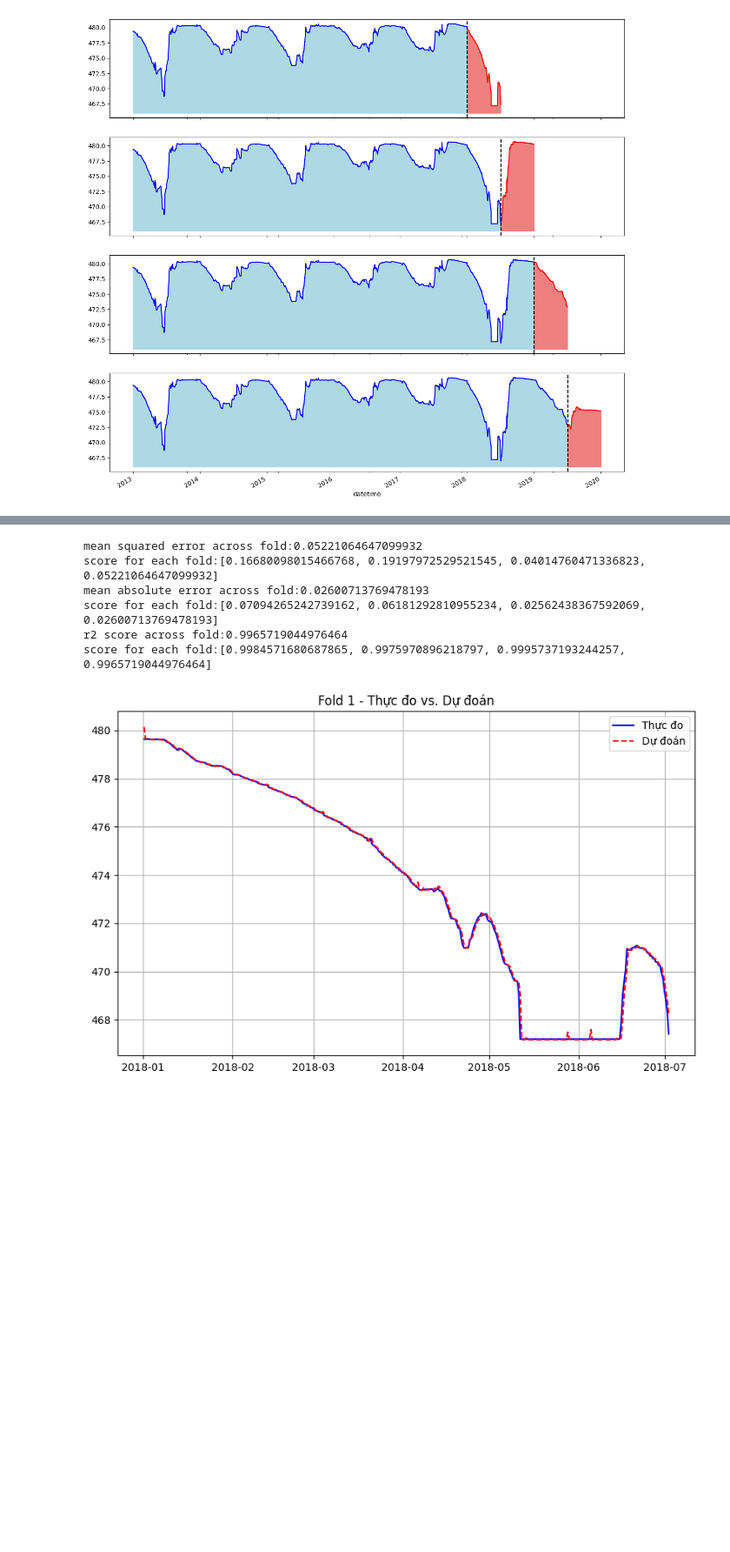
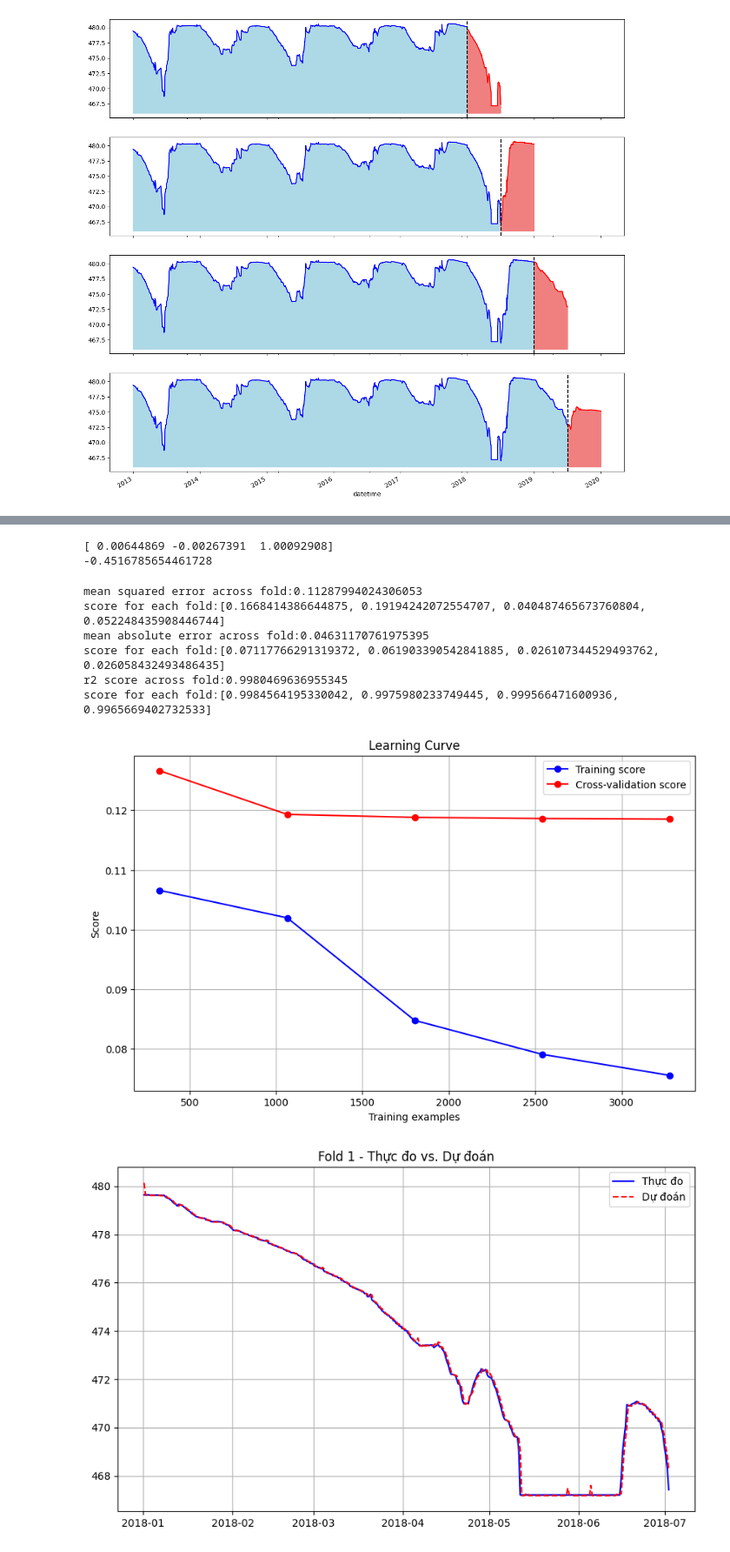
Before and after one commit to Hantuna8459/WaterLevelPrediction_SelectingModel, a Jupyter notebook: LinearRegression.ipynb, the cells around one changed output, grey strips where cells are left out. Shown: that part at 87% size. Cells and saved outputs as stored; diff of their text form; code cells hidden in the pictures; blank space fills up the shorter version.

Commit message:
add learning curve

```diff
--- a/LinearRegression.ipynb
+++ b/LinearRegression.ipynb
@@ -4,7 +4,7 @@ import numpy as np
 from sklearn.metrics import mean_absolute_error, mean_squared_error, r2_score
 import matplotlib.pyplot as plt
 
-dataroot = '../WaterLevelPredction_SelectingModel//Data/'
+dataroot = '../WaterLevelPrediction_SelectingModel//Data/'
 # %%
 df = pd.read_pickle(dataroot+'finaldata.pkl')
 # %%
@@ -62,7 +62,7 @@ for train_idx, val_idx in tss.split(df):
     train = df.iloc[train_idx]
     test = df.iloc[val_idx]
 
-    features = ['hour','precipitation','sluice_status','lag']
+    features = ['precipitation','sluice_status','lag']
     target = 'water_level'
 
     X_train = train[features]
@@ -82,20 +82,50 @@ for train_idx, val_idx in tss.split(df):
     maes.append(mae)
     r2 = r2_score(y_test,y_pred)
     r2s.append(r2)
+# %%
+print (lin_reg.coef_)
+print (lin_reg.intercept_)
+# %% [output]
+[ 0.00644869 -0.00267391  1.00092908]
+-0.4516785654461728
 # %%
-print(f'mean squared error across fold:{np.mean(rmse)}')
+print(f'mean squared error across fold:{np.mean(rmses)}')
 print(f'score for each fold:{rmses}')
-print(f'mean absolute error across fold:{np.mean(mae)}')
+print(f'mean absolute error across fold:{np.mean(maes)}')
 print(f'score for each fold:{maes}')
-print(f'r2 score across fold:{np.mean(r2)}')
+print(f'r2 score across fold:{np.mean(r2s)}')
 print(f'score for each fold:{r2s}')
 # %% [output]
-mean squared error across fold:0.05221064647099932
-score for each fold:[0.16680098015466768, 0.19197972529521545, 0.04014760471336823, 0.05221064647099932]
-mean absolute error across fold:0.02600713769478193
-score for each fold:[0.07094265242739162, 0.06181292810955234, 0.02562438367592069, 0.02600713769478193]
-r2 score across fold:0.9965719044976464
-score for each fold:[0.9984571680687865, 0.9975970896218797, 0.9995737193244257, 0.9965719044976464]
+mean squared error across fold:0.11287994024306053
+score for each fold:[0.1668414386644875, 0.19194242072554707, 0.040487465673760804, 0.052248435908446744]
+mean absolute error across fold:0.04631170761975395
+score for each fold:[0.07117766291319372, 0.061903390542841885, 0.026107344529493762, 0.026058432493486435]
+r2 score across fold:0.9980469636955345
+score for each fold:[0.9984564195330042, 0.9975980233749445, 0.999566471600936, 0.9965669402732533]
+# %%
+from sklearn.metrics import make_scorer
+from sklearn.model_selection import learning_curve
+
+scorer = make_scorer(lambda y_test, y_pred: np.sqrt(mean_squared_error(y_test, y_pred)))
+
+train_sizes, train_scores, test_scores = learning_curve(lin_reg, X_train, y_train, cv=tss, scoring=scorer)
+
+train_scores_mean = np.mean(train_scores, axis=1)
+train_scores_std = np.std(train_scores, axis=1)
+test_scores_mean = np.mean(test_scores, axis=1)
+test_scores_std = np.std(test_scores, axis=1)
+
+plt.figure(figsize=(10, 6))
+plt.plot(train_sizes, train_scores_mean, 'o-', color='blue', label='Training score')
+plt.plot(train_sizes, test_scores_mean, 'o-', color='red', label='Cross-validation score')
+plt.xlabel('Training examples')
+plt.ylabel('Score')
+plt.title('Learning Curve')
+plt.legend()
+plt.grid()
+plt.show()
+# %% [output]
+[figure, added]
 # %%
 fold = 0
 for train_idx, val_idx in tss.split(df):
```
Also changed, not shown: parts of 4 cells of this notebook, 6 other files.
